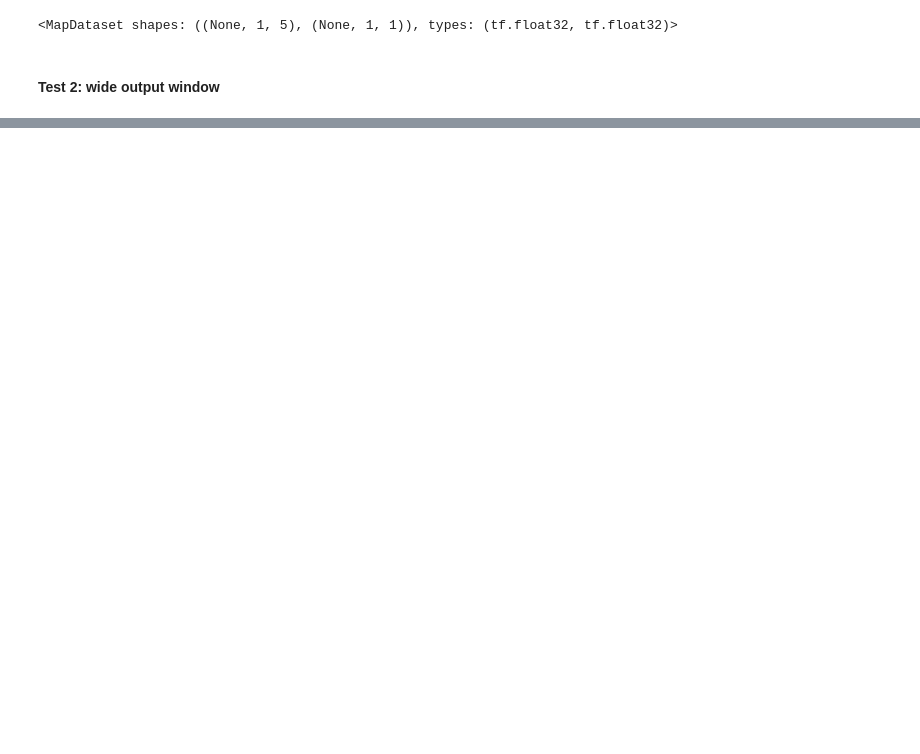
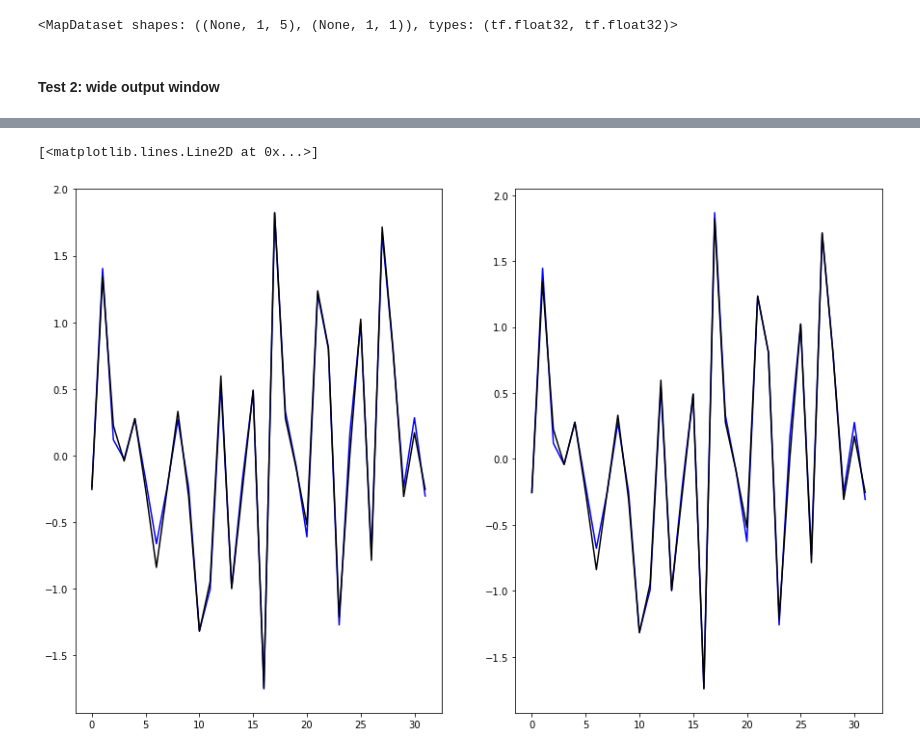
Before and after one commit to wengangmao/vattenfall, a Jupyter notebook: _build/jupyter_execute/contents/codes/tensorflow_simple.ipynb, the cells around one changed output, grey strips where cells are left out. Drawn from its saved outputs; the diff is of its cells as text; code cells hidden in the pictures; blank space fills up the shorter version.

```diff
--- a/_build/jupyter_execute/contents/codes/tensorflow_simple.ipynb
+++ b/_build/jupyter_execute/contents/codes/tensorflow_simple.ipynb
@@ -784,0 +776,23 @@ wide_window.example
+# %%
+# model construction and estimation
+dense = tf.keras.Sequential([
+    tf.keras.layers.Dense(units=64, activation='relu'),
+    tf.keras.layers.Dense(units=64, activation='relu'),
+    tf.keras.layers.Dense(units=1)
+])
+
+history = compile_and_fit(dense, single_step_window)
+
+val_performance['Dense'] = dense.evaluate(single_step_window.val)
+performance['Dense'] = dense.evaluate(single_step_window.test, verbose=0)
+
+# plot the results
+fig, (ax1, ax2) = plt.subplots(1,2, figsize = [15, 10])
+# first plot based on the iteractive model
+ax1.plot(history.model.predict(single_step_window.example[0]).flatten(),'b')
+ax1.plot(single_step_window.example[1].numpy().flatten(), 'k')
+
+# second plot based on the
+ax2.plot(linear(single_step_window.example[0]).numpy().flatten(), 'b')
+ax2.plot(single_step_window.example[1].numpy().flatten(), 'k')
+# %% [output]
@@ -784,0 +806,2 @@ wide_window.example
+[<matplotlib.lines.Line2D at 0x...>]
+[figure, added]
```
Also changed, not shown: parts of 44 cells of this notebook, 50 other files.
